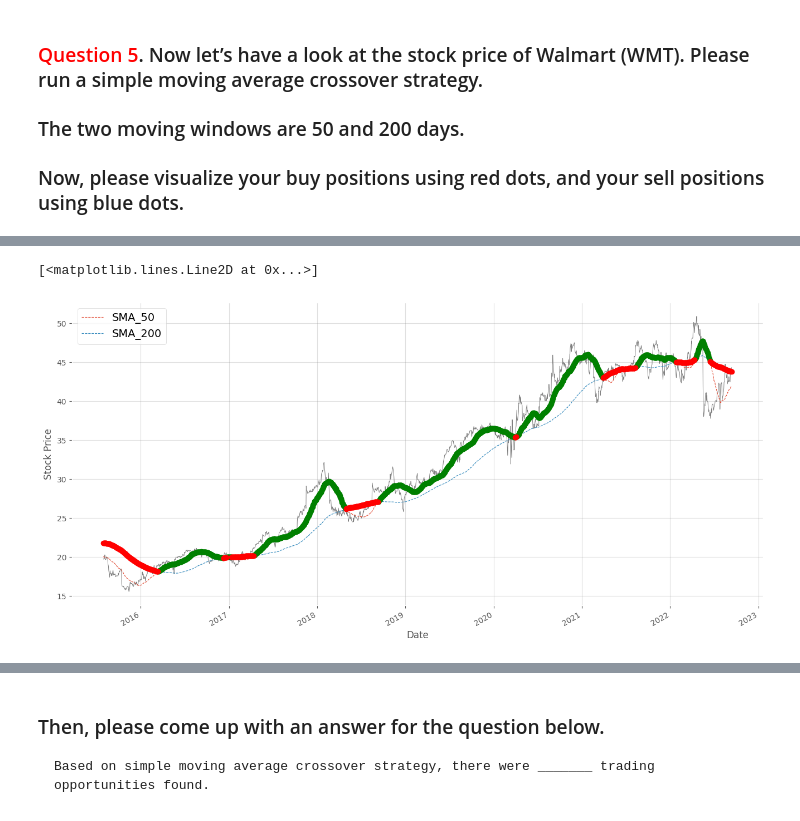
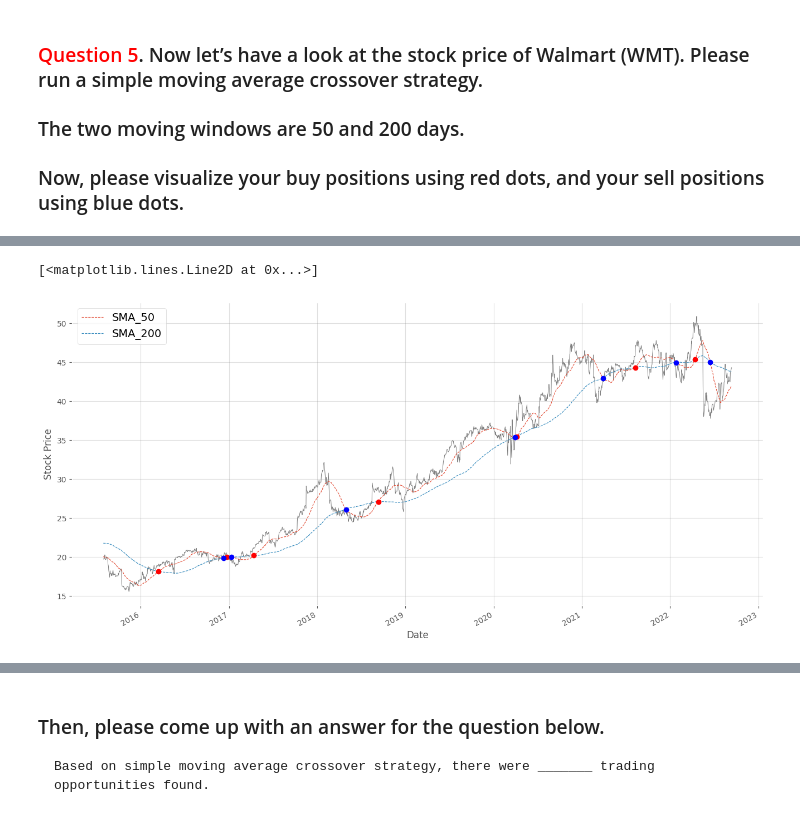
Before and after one commit to changjulian17/qf627, a Jupyter notebook: problem_set_4/QF627_Problem_Set_4.ipynb, the cells around one changed output, grey strips where cells are left out. Saved outputs shown, nothing was run; the diff lists cells and outputs as text; code cells hidden in the pictures.

```diff
--- a/problem_set_4/QF627_Problem_Set_4.ipynb
+++ b/problem_set_4/QF627_Problem_Set_4.ipynb
@@ -524,37 +599,37 @@ sub=\
 )
 
 # Moving Averages(Shorter vs. Longer)
 
 (
     BUY_or_SELL
     [["SMA_50", "SMA_200"]]
     .plot(ax = sub,
           lw = 0.80,
           style = ["--", "--"]
          )
 )
 
 # BUY Signal
 
 (
     sub
-    .plot(BUY_or_SELL[BUY_or_SELL.positions == 2.0].index,
-          BUY_or_SELL.SMA_50[BUY_or_SELL.positions == 2.0],
+    .plot(BUY_or_SELL[BUY_or_SELL.positions == 1.0].index,
+          BUY_or_SELL.SMA_50[BUY_or_SELL.positions == 1.0],
           ".",
-          color = "green",
+          color = "red",
           markersize = 12)
 )
 
 # SELL Signal
 
 (
     sub
-    .plot(BUY_or_SELL[BUY_or_SELL.positions == -2.0].index,
-          BUY_or_SELL.SMA_50[BUY_or_SELL.positions == -2.0],
+    .plot(BUY_or_SELL[BUY_or_SELL.positions == -1.0].index,
+          BUY_or_SELL.SMA_50[BUY_or_SELL.positions == -1.0],
           ".",
-          color = "red",
+          color = "blue",
           markersize = 12)
 )
 # %% [output]
 [<matplotlib.lines.Line2D at 0x...>]
-[figure, old version]
+[figure, new version]
```
Also changed, not shown: parts of 32 cells of this notebook, 3 other files.
